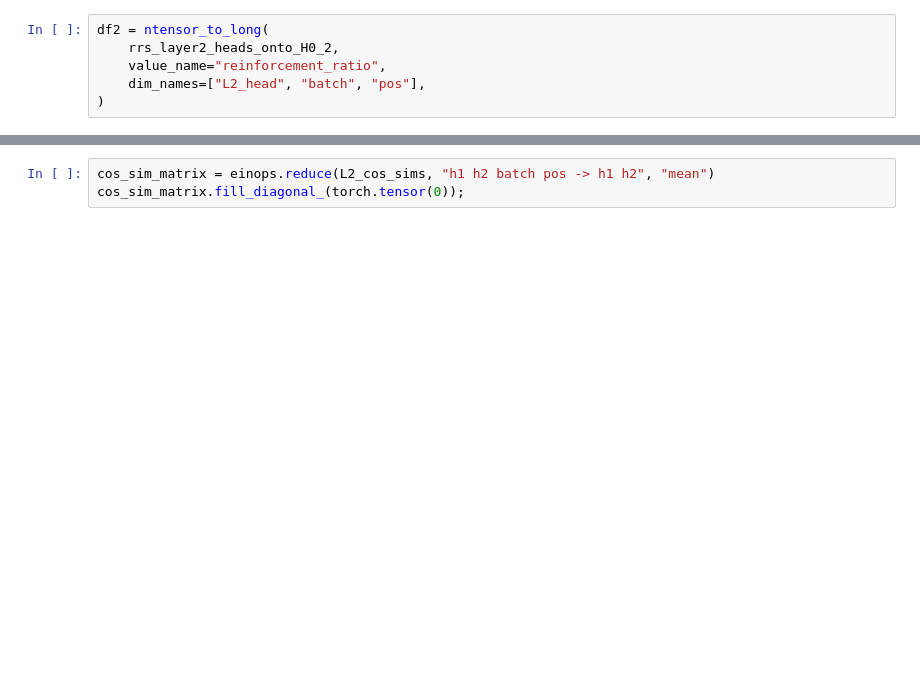
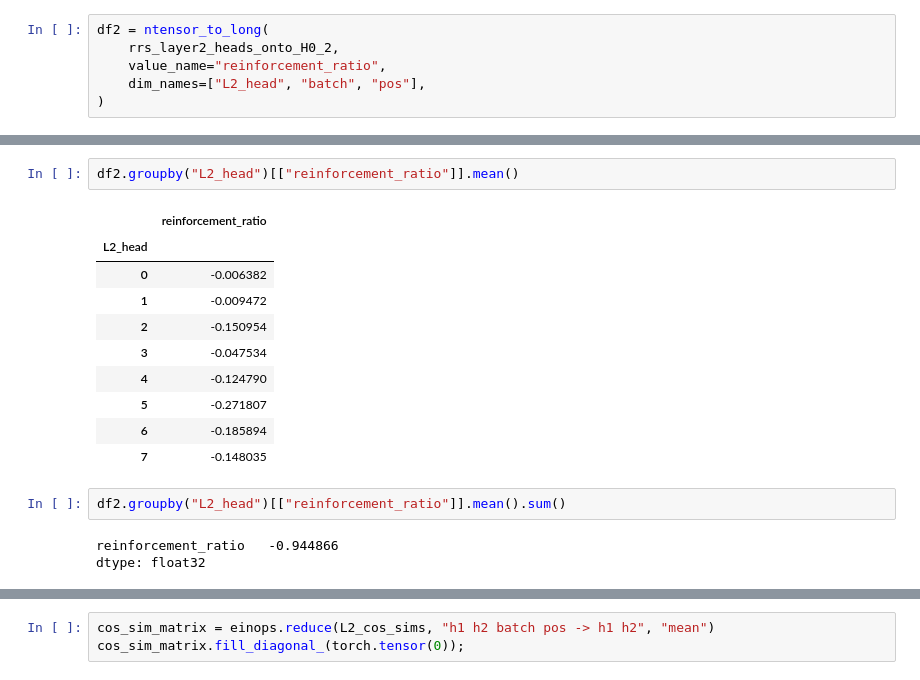
Before and after one commit to canrager/cleanup_nodes, a Jupyter notebook: notebooks/003-recreate-plots.ipynb, the cells around one changed output, grey strips where cells are left out. Cells and saved outputs as stored; diff of their text form; blank space fills up the shorter version.

```diff
--- a/notebooks/003-recreate-plots.ipynb
+++ b/notebooks/003-recreate-plots.ipynb
@@ -272,3 +375,21 @@ torch.Size([8, 200, 1024, 512])
+# %%
+df2.groupby("L2_head")[["reinforcement_ratio"]].mean()
+# %% [output]
+|  | reinforcement_ratio |
+| L2_head |  |
+| 0 | -0.006382 |
+| 1 | -0.009472 |
+| 2 | -0.150954 |
+| 3 | -0.047534 |
+| 4 | -0.124790 |
+| 5 | -0.271807 |
+| 6 | -0.185894 |
+| 7 | -0.148035 |
+# %%
+df2.groupby("L2_head")[["reinforcement_ratio"]].mean().sum()
+# %% [output]
+reinforcement_ratio   -0.944866
+dtype: float32
 # %%
 L2_cos_sims = cos_sim_cartesian(layer2_heads, layer2_heads)
 L2_cos_sims.shape
```
Also changed, not shown: parts of 23 cells of this notebook.
